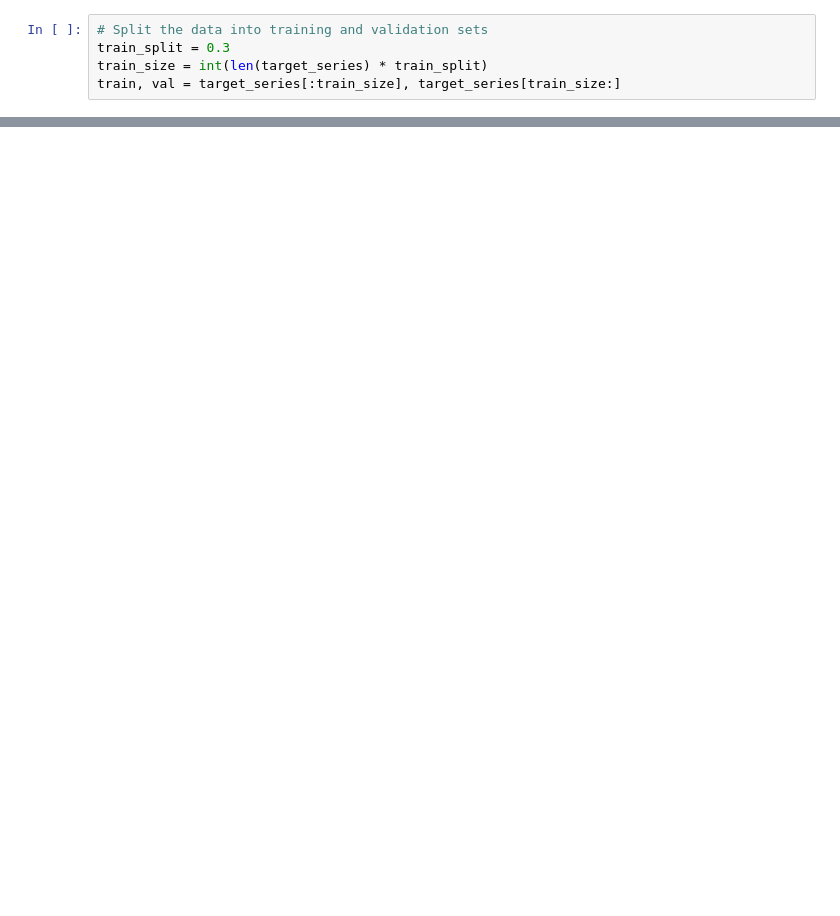
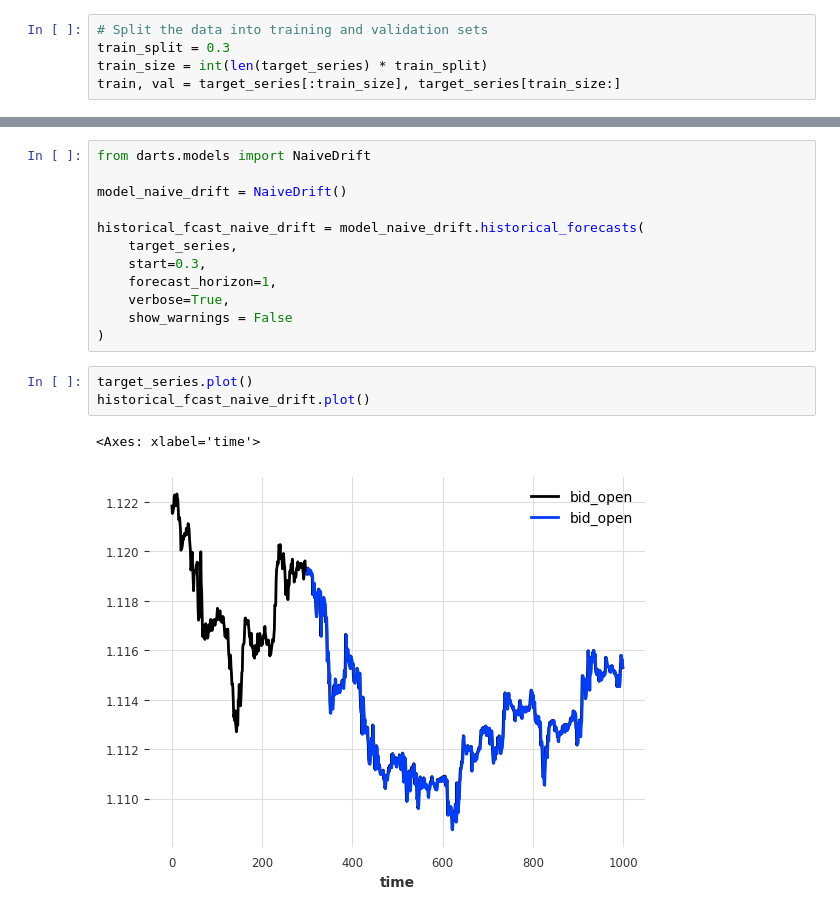
Before and after one commit to Paul-Jarschke/Time-Series-Ensembles, a Jupyter notebook: project/pipeline/models_paul.ipynb, the cells around one changed output, grey strips where cells are left out. Saved outputs shown, nothing was run; the diff lists cells and outputs as text; blank space fills up the shorter version.

```diff
--- a/project/pipeline/models_paul.ipynb
+++ b/project/pipeline/models_paul.ipynb
@@ -100,0 +121,18 @@ NameError: name 'XGBModel' is not defined
+# %%
+from darts.models import NaiveDrift
+
+model_naive_drift = NaiveDrift()
+
+historical_fcast_naive_drift = model_naive_drift.historical_forecasts(
+    target_series,
+    start=0.3,
+    forecast_horizon=1,
+    verbose=True,
+    show_warnings = False
+)
+# %%
+target_series.plot()
+historical_fcast_naive_drift.plot()
+# %% [output]
+<Axes: xlabel='time'>
+[figure, added]
```
Also changed, not shown: parts of 10 cells of this notebook.
